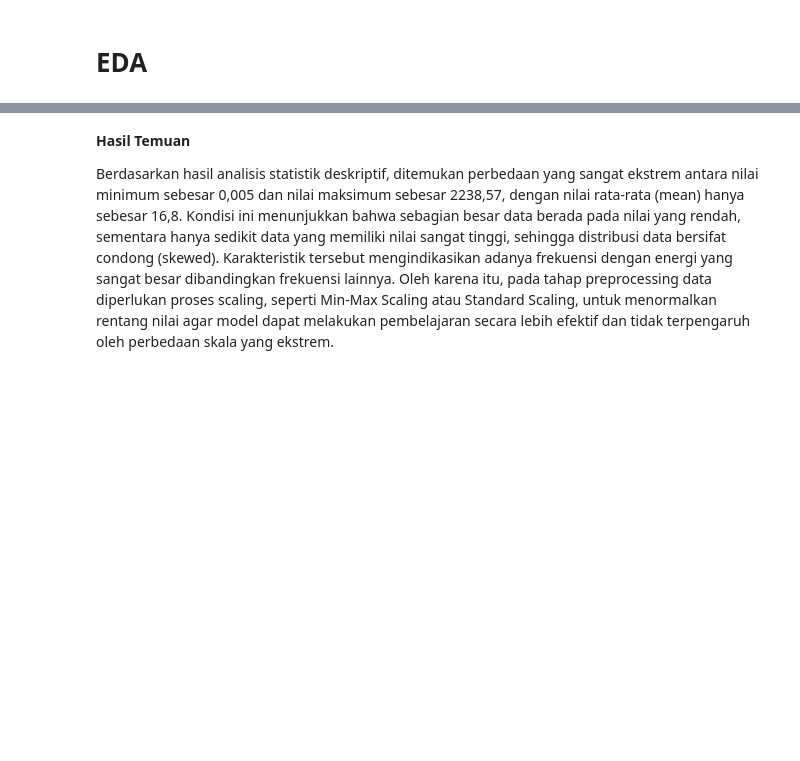
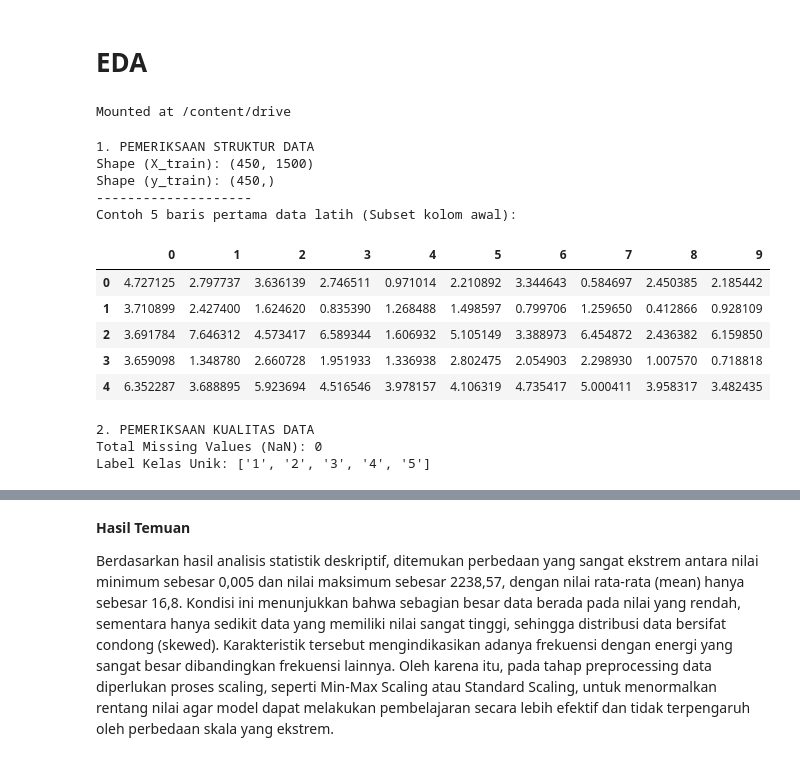
Before and after one commit to Sigiitttt/PSD, a Jupyter notebook: _sources/uas.ipynb, the cells around one changed output, grey strips where cells are left out. Saved outputs shown, nothing was run; the diff lists cells and outputs as text; code cells hidden in the pictures; blank space fills up the shorter version.

```diff
--- a/_sources/uas.ipynb
+++ b/_sources/uas.ipynb
@@ -218,6 +220,11 @@ Tantangan-tantangan ini menjadi pertimbangan penting dalam pemilihan metode dan
 Dataset SemgHandSubjectCh2 merupakan dataset sinyal sEMG berbasis spektrum daya dengan karakteristik numerik berdimensi tinggi dan target multi-kelas. Dataset ini cocok untuk diterapkan metode klasifikasi berbasis Data Science, dengan tetap memperhatikan tantangan seperti korelasi fitur dan risiko overfitting. Pemahaman yang baik terhadap karakteristik data menjadi dasar penting sebelum memasuki tahap *Data Preparation* dan *Modeling*.
 # %% [markdown]
 # EDA
+# %%
+from google.colab import drive
+drive.mount('/content/drive')
+# %% [output]
+Mounted at /content/drive
 # %%
 import pandas as pd
 import numpy as np
@@ -228,8 +235,8 @@ import os
 pd.set_option('display.max_columns', 20)
 plt.style.use('seaborn-v0_8-whitegrid')
 
-train_path = "dataset/SemgHandSubjectCh2_TRAIN.ts"
-test_path  = "dataset/SemgHandSubjectCh2_TEST.ts"
+train_path = "/content/drive/MyDrive/uaspsd/SemgHandSubjectCh2_TRAIN.ts"
+test_path  = "/content/drive/MyDrive/uaspsd/SemgHandSubjectCh2_TEST.ts"
 
 def load_ts_file(file_path):
     encodings = ['utf-8', 'latin-1']
@@ -271,33 +278,48 @@ def load_ts_file(file_path):
     X = df.iloc[:, :-1].astype(float)
     y = df.iloc[:, -1]
 
     return X, y
 
 try:
     X_train, y_train = load_ts_file(train_path)
     X_test, y_test = load_ts_file(test_path)
 
     print("1. PEMERIKSAAN STRUKTUR DATA")
     print(f"Shape (X_train): {X_train.shape}")
     # if X_train.shape[1] == 1500:
     #     print("✅ STRUKTUR BENAR: 1500 Fitur terdeteksi.")
     # else:
     #     print(f"⚠️ PERINGATAN: Jumlah fitur {X_train.shape[1]} (Harapan: 1500).")
 
     print(f"Shape (y_train): {y_train.shape}")
     print("-" * 20)
     print("Contoh 5 baris pertama data latih (Subset kolom awal):")
     display(X_train.iloc[:, :10].head())
 
     print("2. PEMERIKSAAN KUALITAS DATA")
 
     null_counts = X_train.isnull().sum().sum()
     print(f"Total Missing Values (NaN): {null_counts}")
     unique_labels = y_train.unique()
     print(f"Label Kelas Unik: {sorted(unique_labels)}")
 
 except Exception as e:
     print(f"\n❌ ERROR: {e}")
+# %% [output]
+1. PEMERIKSAAN STRUKTUR DATA
+Shape (X_train): (450, 1500)
+Shape (y_train): (450,)
+--------------------
+Contoh 5 baris pertama data latih (Subset kolom awal):
+|  | 0 | 1 | 2 | 3 | 4 | 5 | 6 | 7 | 8 | 9 |
+| 0 | 4.727125 | 2.797737 | 3.636139 | 2.746511 | 0.971014 | 2.210892 | 3.344643 | 0.584697 | 2.450385 | 2.185442 |
+| 1 | 3.710899 | 2.427400 | 1.624620 | 0.835390 | 1.268488 | 1.498597 | 0.799706 | 1.259650 | 0.412866 | 0.928109 |
+| 2 | 3.691784 | 7.646312 | 4.573417 | 6.589344 | 1.606932 | 5.105149 | 3.388973 | 6.454872 | 2.436382 | 6.159850 |
+| 3 | 3.659098 | 1.348780 | 2.660728 | 1.951933 | 1.336938 | 2.802475 | 2.054903 | 2.298930 | 1.007570 | 0.718818 |
+| 4 | 6.352287 | 3.688895 | 5.923694 | 4.516546 | 3.978157 | 4.106319 | 4.735417 | 5.000411 | 3.958317 | 3.482435 |
+2. PEMERIKSAAN KUALITAS DATA
+Total Missing Values (NaN): 0
+Label Kelas Unik: ['1', '2', '3', '4', '5']
 # %%
 print("3. STATISTIK DESKRIPTIF GLOBAL")
 
```
Also changed, not shown: parts of 15 cells of this notebook, 15 other files.
